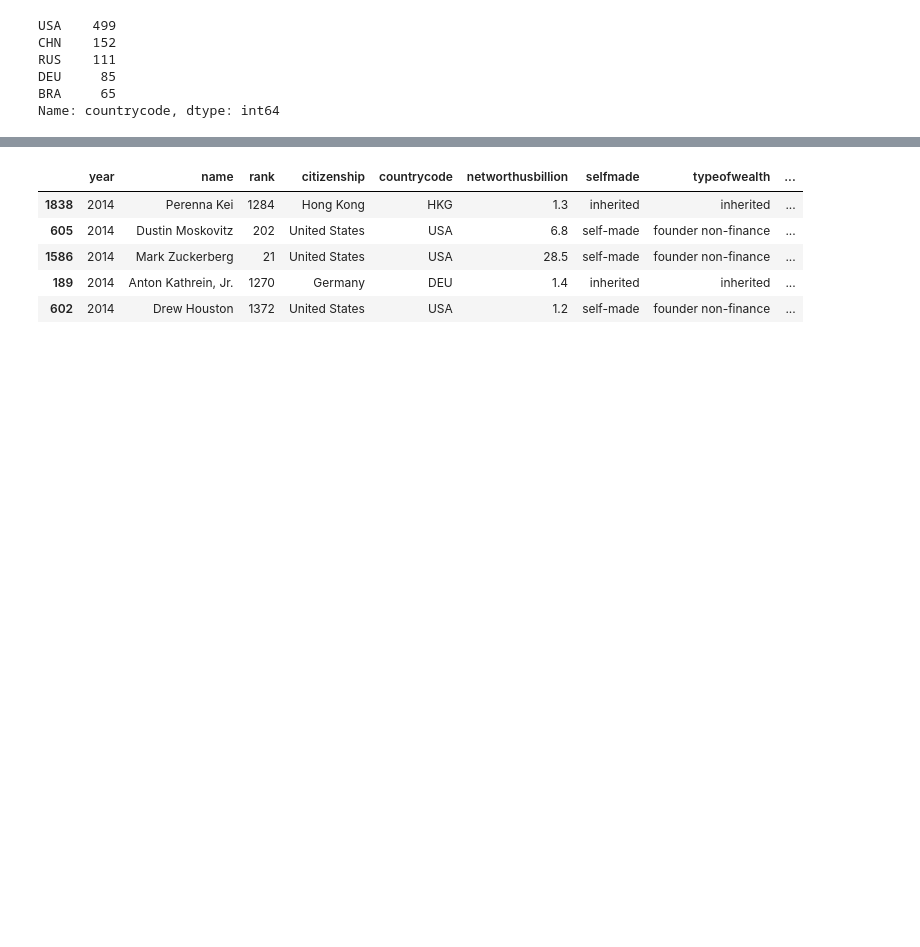
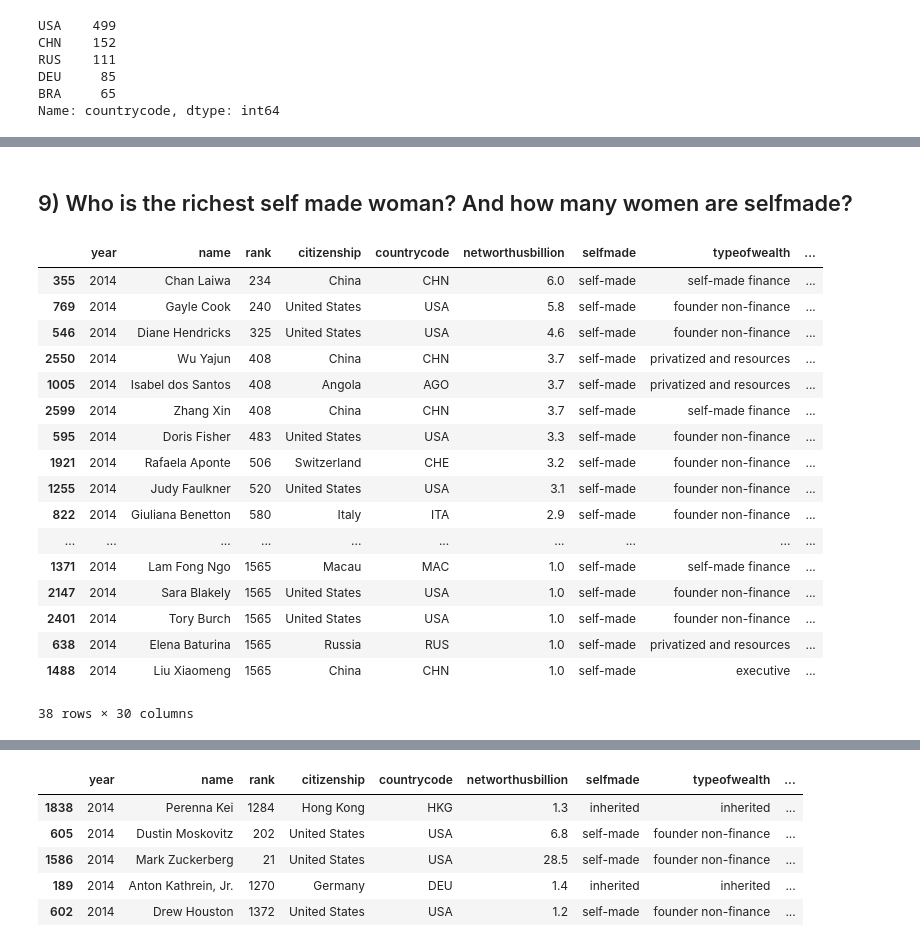
Before and after one commit to barjacks/foundations-homework, a Jupyter notebook: 07/RichPeople_Pandas_Homework_7_Skinner.ipynb, the cells around one changed output, grey strips where cells are left out. Saved outputs shown, nothing was run; the diff lists cells and outputs as text; code cells hidden in the pictures; blank space fills up the shorter version.

```diff
--- a/07/RichPeople_Pandas_Homework_7_Skinner.ipynb
+++ b/07/RichPeople_Pandas_Homework_7_Skinner.ipynb
@@ -82,0 +182,23 @@ Index(['year', 'name', 'rank', 'citizenship', 'countrycode',
+# %% [markdown]
+## 9) Who is the richest self made woman? And how many women are selfmade?
+# %%
+recent[(recent['gender'] == 'female') & (recent['selfmade'] == 'self-made')].sort_values(by='networthusbillion', ascending=False)
+# %% [output]
+|  | year | name | rank | citizenship | countrycode | networthusbillion | selfmade | typeofwealth | ... |
+| 355 | 2014 | Chan Laiwa | 234 | China | CHN | 6.0 | self-made | self-made finance | ... |
+| 769 | 2014 | Gayle Cook | 240 | United States | USA | 5.8 | self-made | founder non-finance | ... |
+| 546 | 2014 | Diane Hendricks | 325 | United States | USA | 4.6 | self-made | founder non-finance | ... |
+| 2550 | 2014 | Wu Yajun | 408 | China | CHN | 3.7 | self-made | privatized and resources | ... |
+| 1005 | 2014 | Isabel dos Santos | 408 | Angola | AGO | 3.7 | self-made | privatized and resources | ... |
+| 2599 | 2014 | Zhang Xin | 408 | China | CHN | 3.7 | self-made | self-made finance | ... |
+| 595 | 2014 | Doris Fisher | 483 | United States | USA | 3.3 | self-made | founder non-finance | ... |
+| 1921 | 2014 | Rafaela Aponte | 506 | Switzerland | CHE | 3.2 | self-made | founder non-finance | ... |
+| 1255 | 2014 | Judy Faulkner | 520 | United States | USA | 3.1 | self-made | founder non-finance | ... |
+| 822 | 2014 | Giuliana Benetton | 580 | Italy | ITA | 2.9 | self-made | founder non-finance | ... |
+| ... | ... | ... | ... | ... | ... | ... | ... | ... | ... |
+| 1371 | 2014 | Lam Fong Ngo | 1565 | Macau | MAC | 1.0 | self-made | self-made finance | ... |
+| 2147 | 2014 | Sara Blakely | 1565 | United States | USA | 1.0 | self-made | founder non-finance | ... |
+| 2401 | 2014 | Tory Burch | 1565 | United States | USA | 1.0 | self-made | founder non-finance | ... |
+| 638 | 2014 | Elena Baturina | 1565 | Russia | RUS | 1.0 | self-made | privatized and resources | ... |
+| 1488 | 2014 | Liu Xiaomeng | 1565 | China | CHN | 1.0 | self-made | executive | ... |
+38 rows × 30 columns
```
Also changed, not shown: parts of 60 cells of this notebook, 1 other file.
